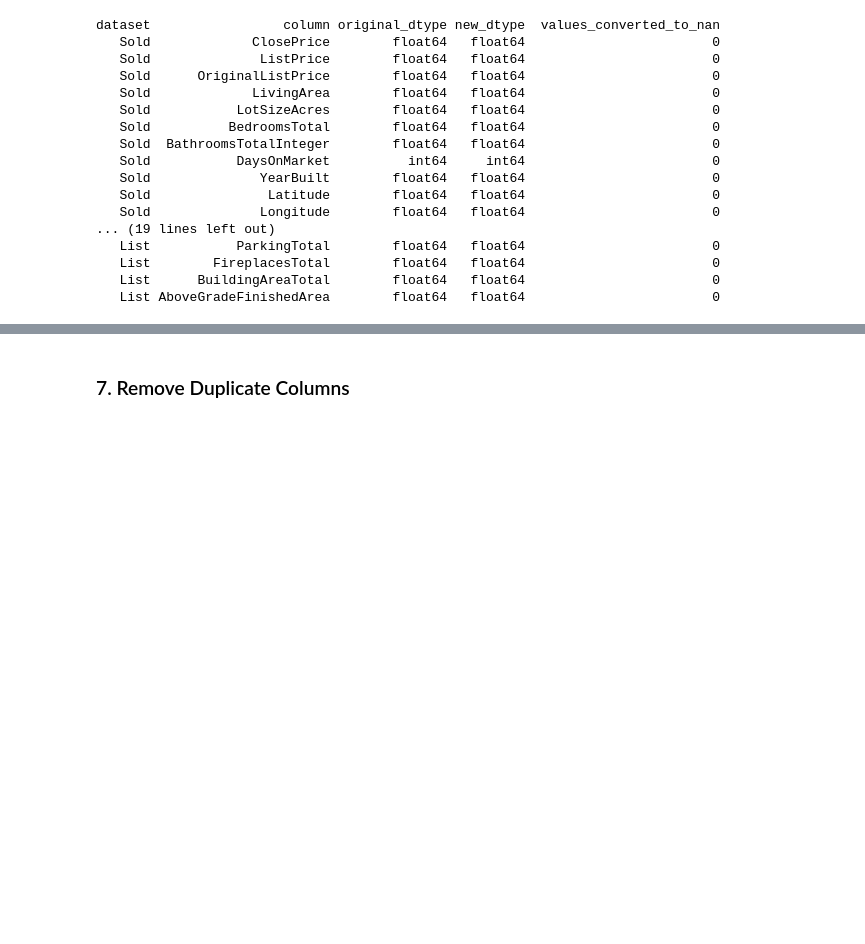
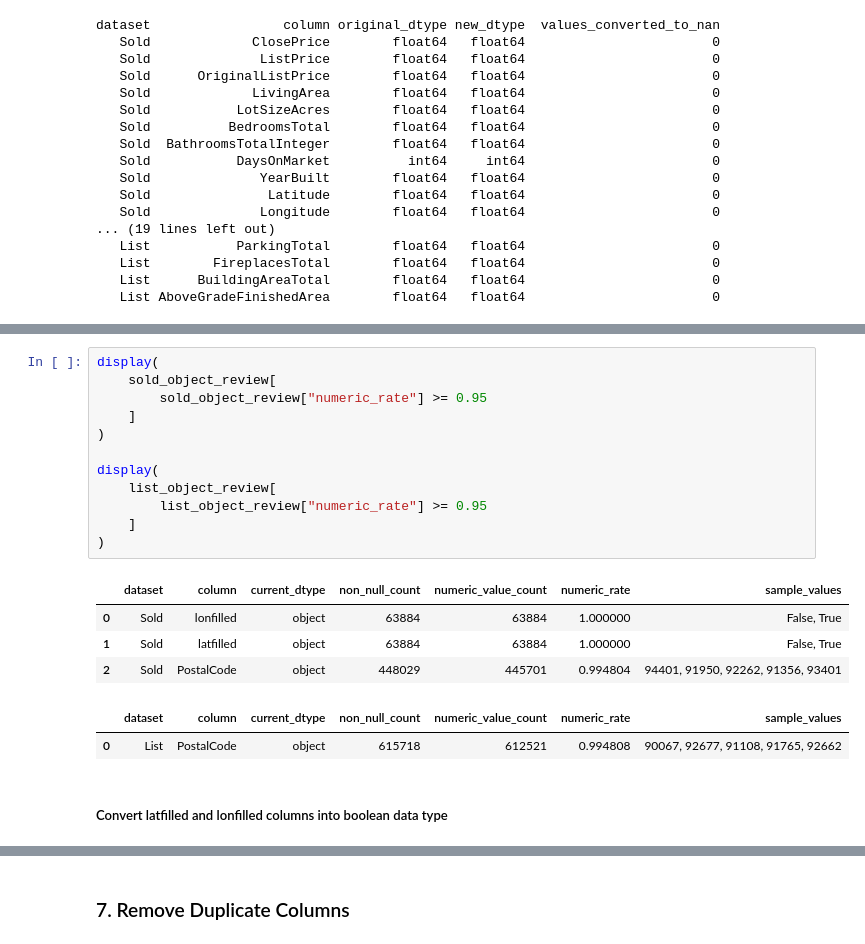
Before and after one commit to pintzu-22/IDXExchange-Data-Analyst-Intern, a Jupyter notebook: data_cleaning.ipynb, the cells around one changed output, grey strips where cells are left out. Cells and saved outputs as stored; diff of their text form; blank space fills up the shorter version.

```diff
--- a/data_cleaning.ipynb
+++ b/data_cleaning.ipynb
@@ -472,0 +599,21 @@ dataset                 column original_dtype new_dtype  values_converted_to_nan
+# %%
+display(
+    sold_object_review[
+        sold_object_review["numeric_rate"] >= 0.95
+    ]
+)
+
+display(
+    list_object_review[
+        list_object_review["numeric_rate"] >= 0.95
+    ]
+)
+# %% [output]
+|  | dataset | column | current_dtype | non_null_count | numeric_value_count | numeric_rate | sample_values |
+| 0 | Sold | lonfilled | object | 63884 | 63884 | 1.000000 | False, True |
+| 1 | Sold | latfilled | object | 63884 | 63884 | 1.000000 | False, True |
+| 2 | Sold | PostalCode | object | 448029 | 445701 | 0.994804 | 94401, 91950, 92262, 91356, 93401 |
+|  | dataset | column | current_dtype | non_null_count | numeric_value_count | numeric_rate | sample_values |
+| 0 | List | PostalCode | object | 615718 | 612521 | 0.994808 | 90067, 92677, 91108, 91765, 92662 |
+# %% [markdown]
+##### Convert latfilled and lonfilled columns into boolean data type
```
Also changed, not shown: parts of 67 cells of this notebook.
